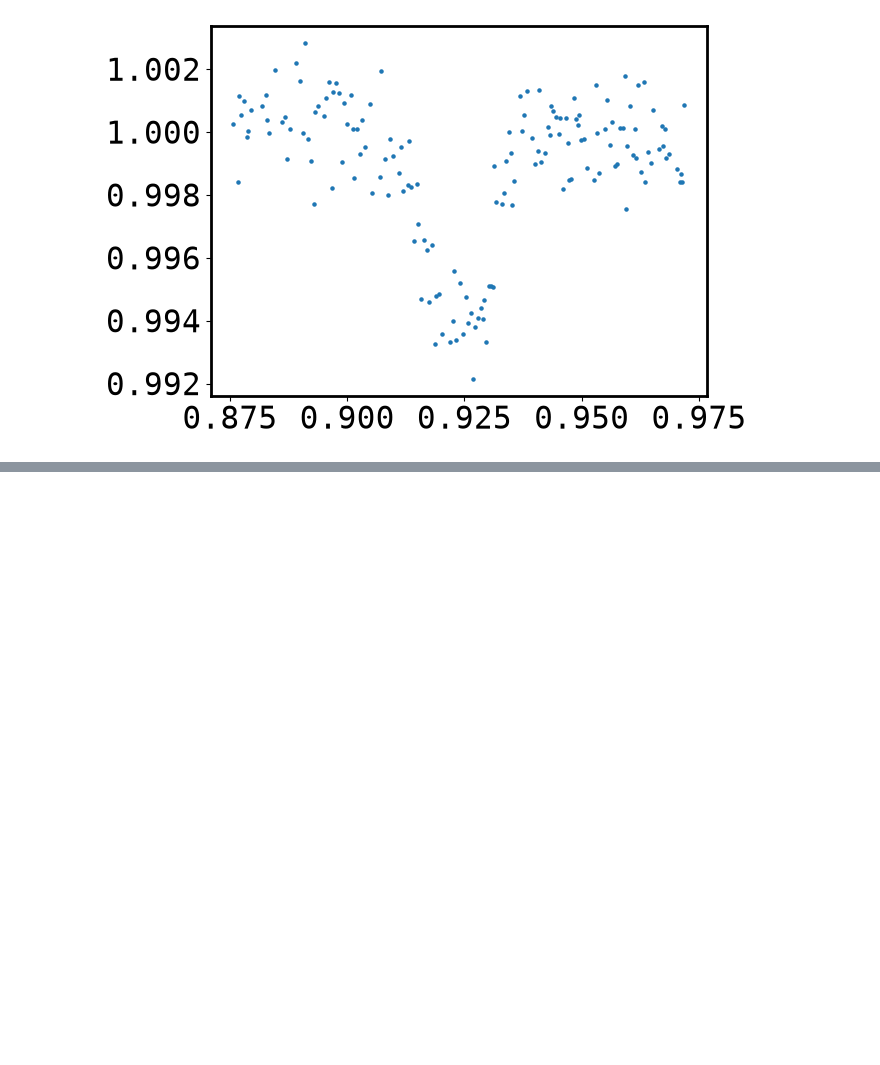
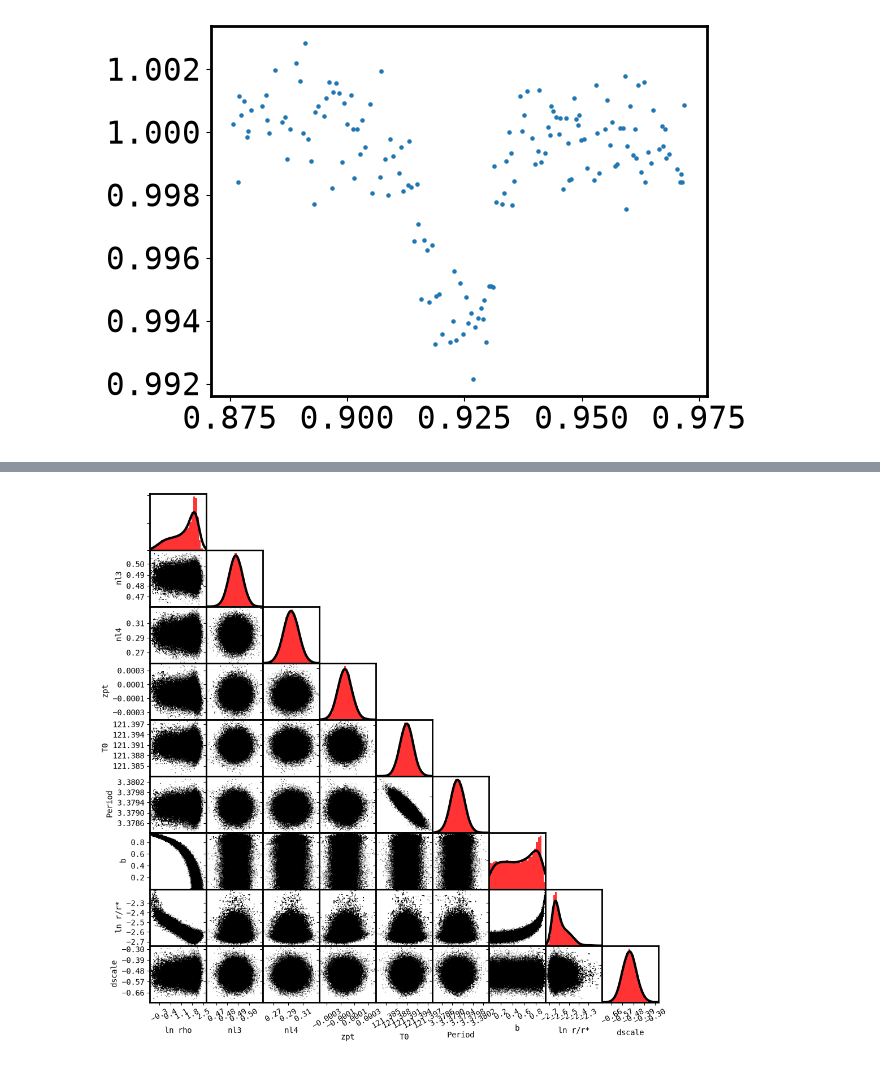
Before and after one commit to jasonfrowe/Kepler-BOI1b, a Jupyter notebook: pytfit5_BOI-1.ipynb, the cells around one changed output, grey strips where cells are left out. Saved outputs shown, nothing was run; the diff lists cells and outputs as text; code cells hidden in the pictures; blank space fills up the shorter version.

```diff
--- a/pytfit5_BOI-1.ipynb
+++ b/pytfit5_BOI-1.ipynb
@@ -358,0 +417,8 @@ AttributeError: module 'numpy' has no attribute 'trapz'
+# %%
+label = ["ln rho", "nl3", "nl4", "zpt", "T0", "Period", "b", "ln r/r*", "dscale"]
+color = ["red"]*len(label)
+
+plt.rcParams['font.size'] = 10
+mcmc.triplot(chain, burnin, label, color, 30)
+# %% [output]
+[figure, added]
```
Also changed, not shown: parts of 5 cells of this notebook.
